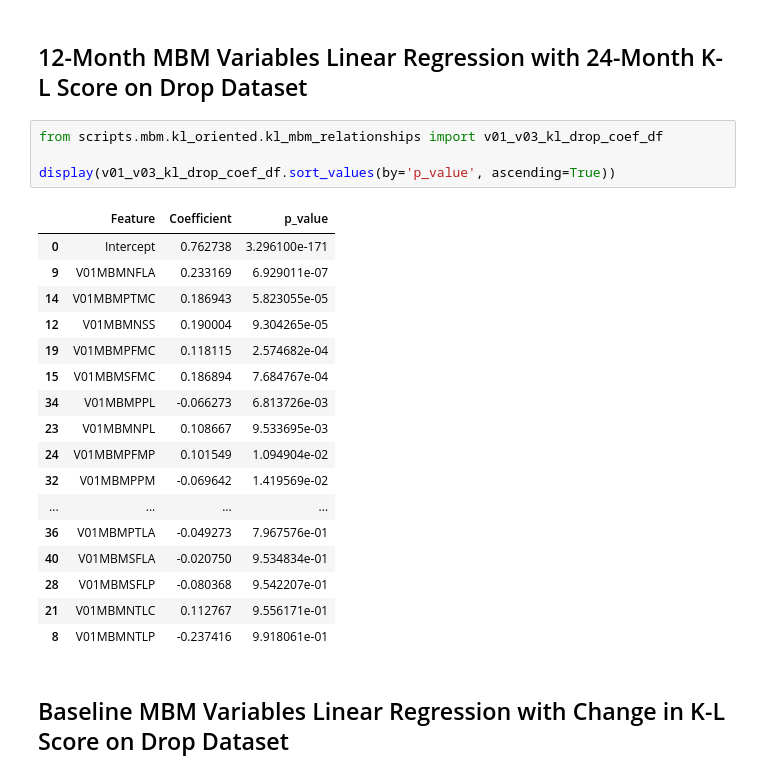
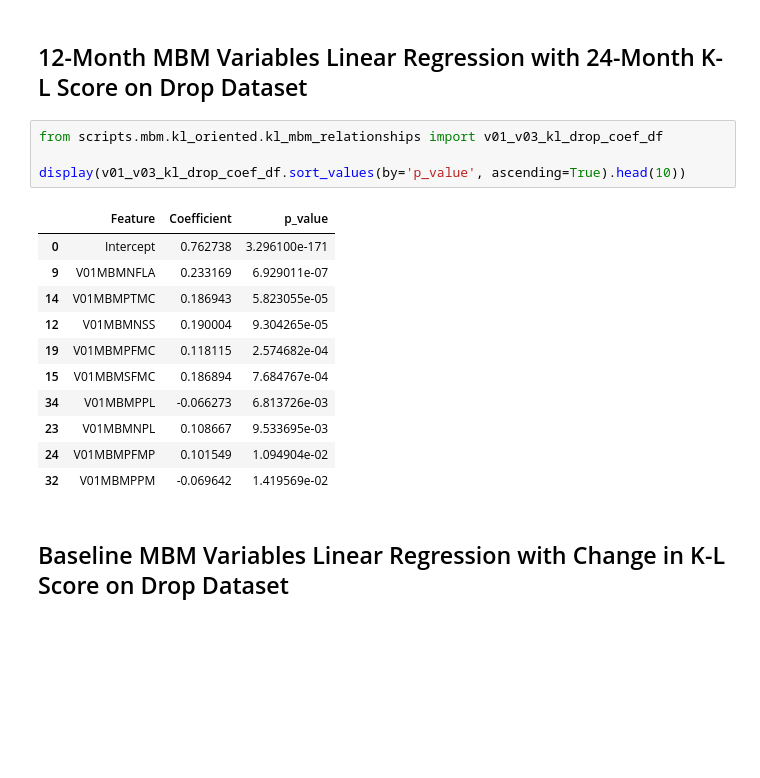
Before and after one commit to Mitch-Jones0507/MSc_OAI_Project, a Jupyter notebook: notebook/kl_oriented/kl_mbm_relationships.ipynb, the cells around one changed output. Drawn from its saved outputs; the diff is of its cells as text; blank space fills up the shorter version.

```diff
--- a/notebook/kl_oriented/kl_mbm_relationships.ipynb
+++ b/notebook/kl_oriented/kl_mbm_relationships.ipynb
@@ -60,25 +48,19 @@ display(v00_v03_kl_drop_coef_df.sort_values(by='p_value', ascending=True))
 # %%
 from scripts.mbm.kl_oriented.kl_mbm_relationships import v01_v03_kl_drop_coef_df
 
-display(v01_v03_kl_drop_coef_df.sort_values(by='p_value', ascending=True))
+display(v01_v03_kl_drop_coef_df.sort_values(by='p_value', ascending=True).head(10))
 # %% [output]
 |  | Feature | Coefficient | p_value |
 | 0 | Intercept | 0.762738 | 3.296100e-171 |
 | 9 | V01MBMNFLA | 0.233169 | 6.929011e-07 |
 | 14 | V01MBMPTMC | 0.186943 | 5.823055e-05 |
 | 12 | V01MBMNSS | 0.190004 | 9.304265e-05 |
 | 19 | V01MBMPFMC | 0.118115 | 2.574682e-04 |
 | 15 | V01MBMSFMC | 0.186894 | 7.684767e-04 |
 | 34 | V01MBMPPL | -0.066273 | 6.813726e-03 |
 | 23 | V01MBMNPL | 0.108667 | 9.533695e-03 |
 | 24 | V01MBMPFMP | 0.101549 | 1.094904e-02 |
 | 32 | V01MBMPPM | -0.069642 | 1.419569e-02 |
-| ... | ... | ... | ... |
-| 36 | V01MBMPTLA | -0.049273 | 7.967576e-01 |
-| 40 | V01MBMSFLA | -0.020750 | 9.534834e-01 |
-| 28 | V01MBMSFLP | -0.080368 | 9.542207e-01 |
-| 21 | V01MBMNTLC | 0.112767 | 9.556171e-01 |
-| 8 | V01MBMNTLP | -0.237416 | 9.918061e-01 |
 # %% [markdown]
 ## Baseline MBM Variables Linear Regression with Change in K-L Score on Drop Dataset
 # %%
```
Also changed, not shown: parts of 19 cells of this notebook, 21 other files.
